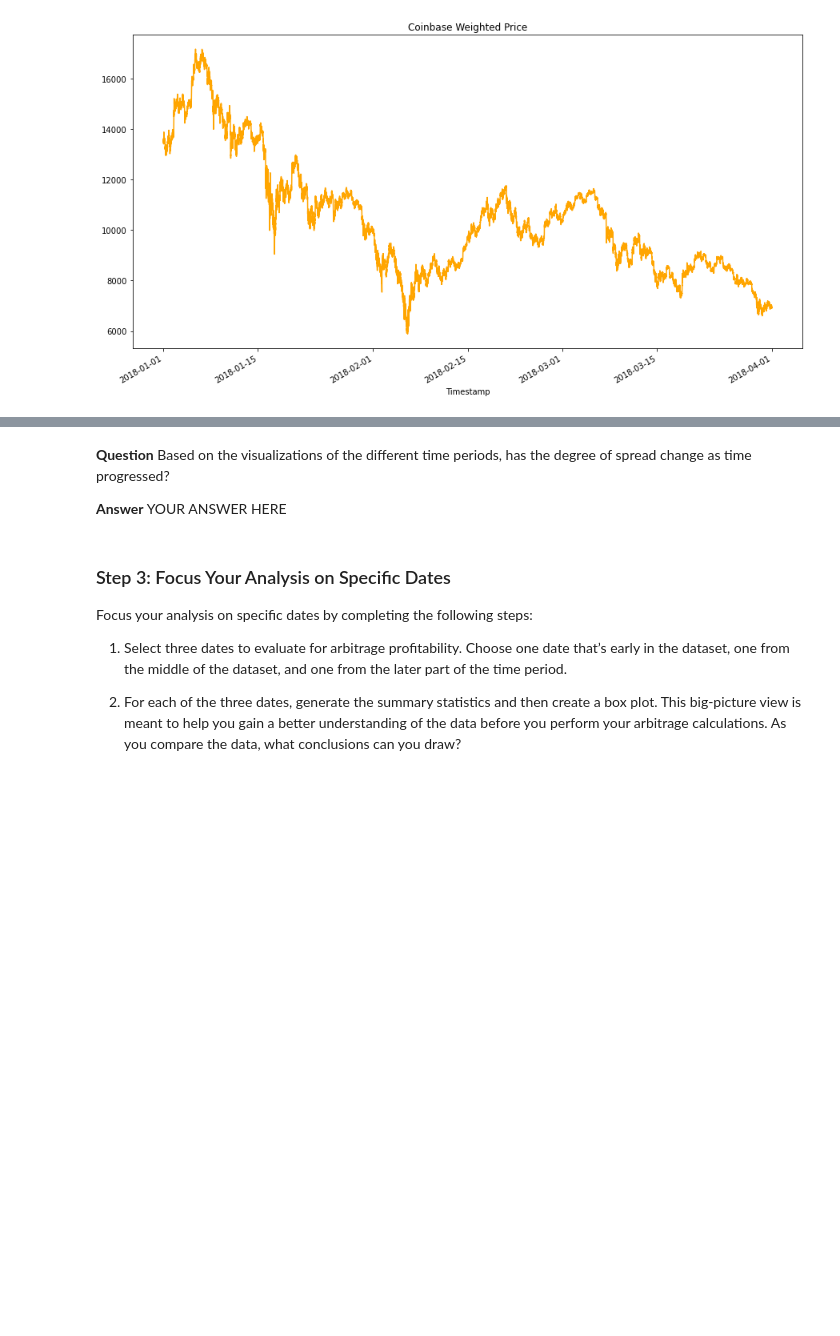
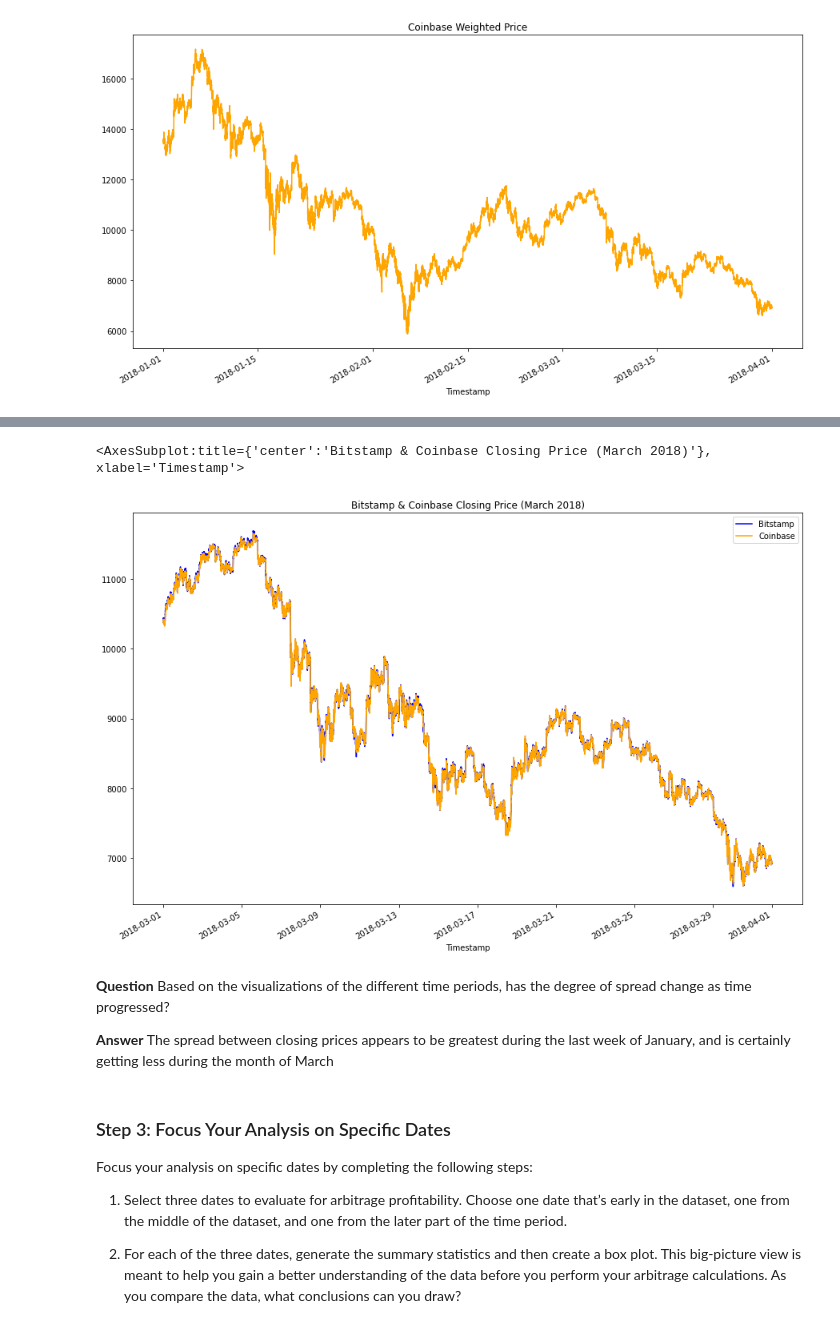
Before and after one commit to JWM09/Arbitrage_Bitcoin, a Jupyter notebook: Starter_Code/crypto_arbitrage.ipynb, the cells around one changed output, grey strips where cells are left out. Saved outputs shown, nothing was run; the diff lists cells and outputs as text; code cells hidden in the pictures; blank space fills up the shorter version.

```diff
--- a/Starter_Code/crypto_arbitrage.ipynb
+++ b/Starter_Code/crypto_arbitrage.ipynb
@@ -425,12 +435,18 @@ coinbase['Weighted Price'].plot(figsize=(15,8), title = "Coinbase Weighted Price
 # %%
 # Using the loc and plot functions, create an overlay plot that visualizes
 # the price action of both DataFrames for a one month period later in the dataset
 # Be sure to include the parameters: legend, figure size, title, and color and label
-# YOUR CODE HERE
+bitstamp['Close'].loc['2018-03-01' : '2018-03-31'].plot(
+    legend=True, figsize=(15,10), title='Bitstamp & Coinbase Closing Price (March 2018)', color='blue', label='Bitstamp')
+coinbase['Close'].loc['2018-03-01' : '2018-03-31'].plot(
+    legend=True, figsize=(15,10), color='orange', label='Coinbase')
+# %% [output]
+<AxesSubplot:title={'center':'Bitstamp & Coinbase Closing Price (March 2018)'}, xlabel='Timestamp'>
+[figure, added]
 # %% [markdown]
 **Question** Based on the visualizations of the different time periods, has the degree of spread change as time progressed?
 
-**Answer** YOUR ANSWER HERE
+**Answer** The spread between closing prices appears to be greatest during the last week of January, and is certainly getting less during the month of March
 # %% [markdown]
 ### Step 3: Focus Your Analysis on Specific Dates
 
```
Also changed, not shown: parts of 2 cells of this notebook.
